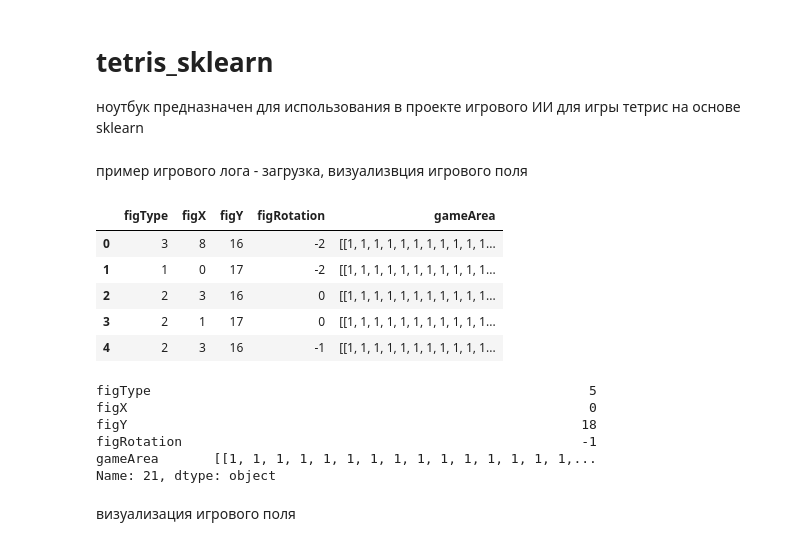
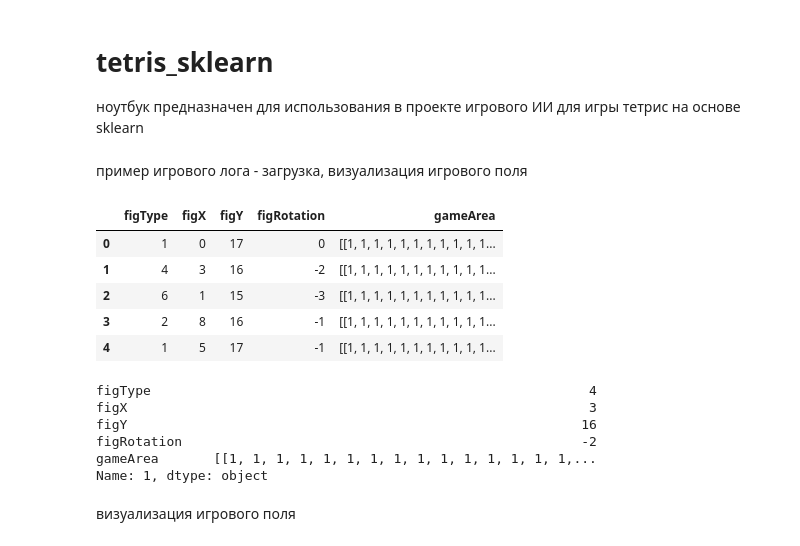
Before and after one commit to vasily84/Tetris_AI, a Jupyter notebook: tetris_sklearn.ipynb, the cells around one changed output. Drawn from its saved outputs; the diff is of its cells as text; code cells hidden in the pictures.

```diff
--- a/tetris_sklearn.ipynb
+++ b/tetris_sklearn.ipynb
@@ -5,28 +5,40 @@
 import numpy as np
 import pandas as pd
 import plotly.express as px
+import matplotlib.pyplot as plt
+import os
+import random
+
+WORK_DIR = 'e:\\tetris_ai'
+# %%
+fileList = []
+for r in os.listdir(WORK_DIR):
+    if r.endswith('.json'):
+        fn = os.path.join(WORK_DIR,r)
+        fileList.append(fn)
+        #print(fn)
 # %% [markdown]
-пример игрового лога - загрузка, визуализвция игрового поля
+пример игрового лога - загрузка, визуализация игрового поля
 # %%
-df1 = pd.read_json('2022_04_05_181003.json')
+df1 = pd.read_json(fileList[2])
 df1.head()
 # %% [output]
 |  | figType | figX | figY | figRotation | gameArea |
-| 0 | 3 | 8 | 16 | -2 | [[1, 1, 1, 1, 1, 1, 1, 1, 1, 1, 1... |
-| 1 | 1 | 0 | 17 | -2 | [[1, 1, 1, 1, 1, 1, 1, 1, 1, 1, 1... |
-| 2 | 2 | 3 | 16 | 0 | [[1, 1, 1, 1, 1, 1, 1, 1, 1, 1, 1... |
-| 3 | 2 | 1 | 17 | 0 | [[1, 1, 1, 1, 1, 1, 1, 1, 1, 1, 1... |
-| 4 | 2 | 3 | 16 | -1 | [[1, 1, 1, 1, 1, 1, 1, 1, 1, 1, 1... |
+| 0 | 1 | 0 | 17 | 0 | [[1, 1, 1, 1, 1, 1, 1, 1, 1, 1, 1... |
+| 1 | 4 | 3 | 16 | -2 | [[1, 1, 1, 1, 1, 1, 1, 1, 1, 1, 1... |
+| 2 | 6 | 1 | 15 | -3 | [[1, 1, 1, 1, 1, 1, 1, 1, 1, 1, 1... |
+| 3 | 2 | 8 | 16 | -1 | [[1, 1, 1, 1, 1, 1, 1, 1, 1, 1, 1... |
+| 4 | 1 | 5 | 17 | -1 | [[1, 1, 1, 1, 1, 1, 1, 1, 1, 1, 1... |
 # %%
-s = df1.iloc[-1]
+s = df1.iloc[1]
 s
 # %% [output]
-figType                                                        5
-figX                                                           0
-figY                                                          18
-figRotation                                                   -1
+figType                                                        4
+figX                                                           3
+figY                                                          16
+figRotation                                                   -2
 gameArea       [[1, 1, 1, 1, 1, 1, 1, 1, 1, 1, 1, 1, 1, 1, 1,...
-Name: 21, dtype: object
+Name: 1, dtype: object
 # %% [markdown]
 визуализация игрового поля
 # %%
```
Also changed, not shown: parts of 6 cells of this notebook.
